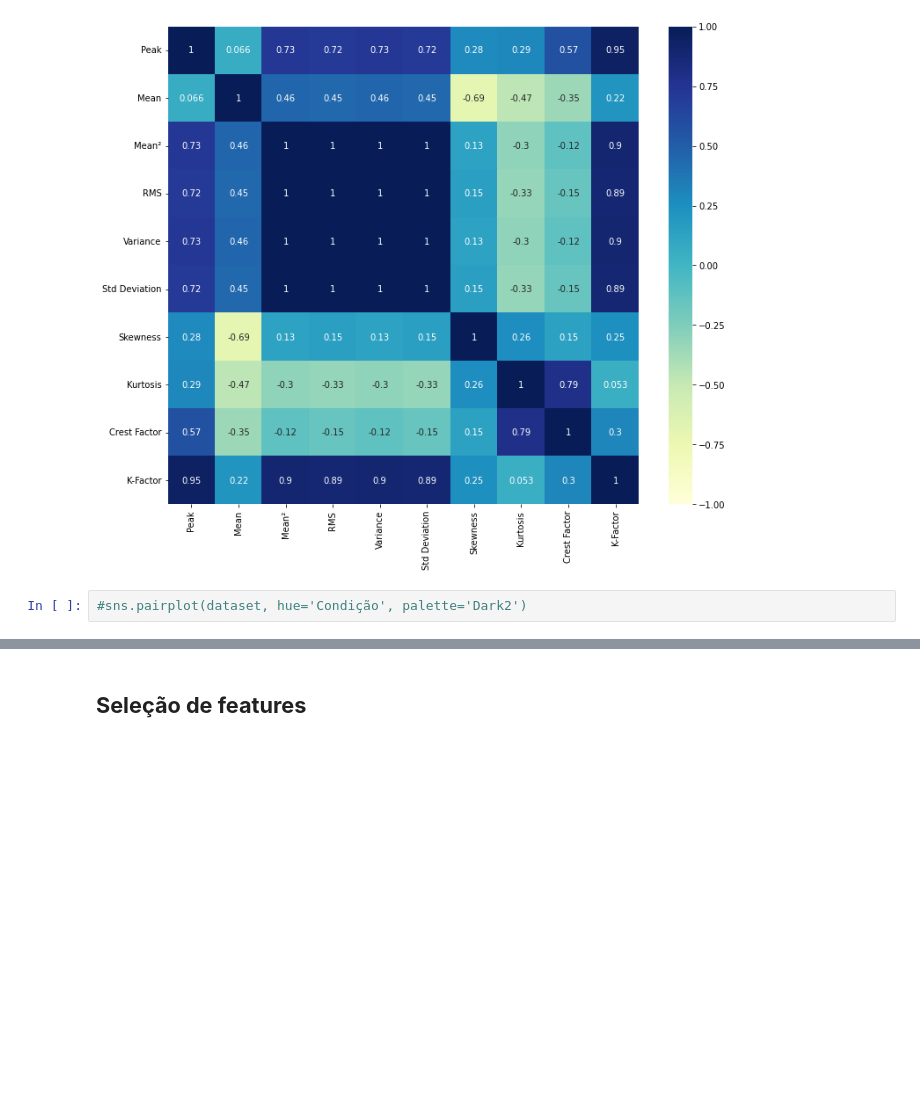
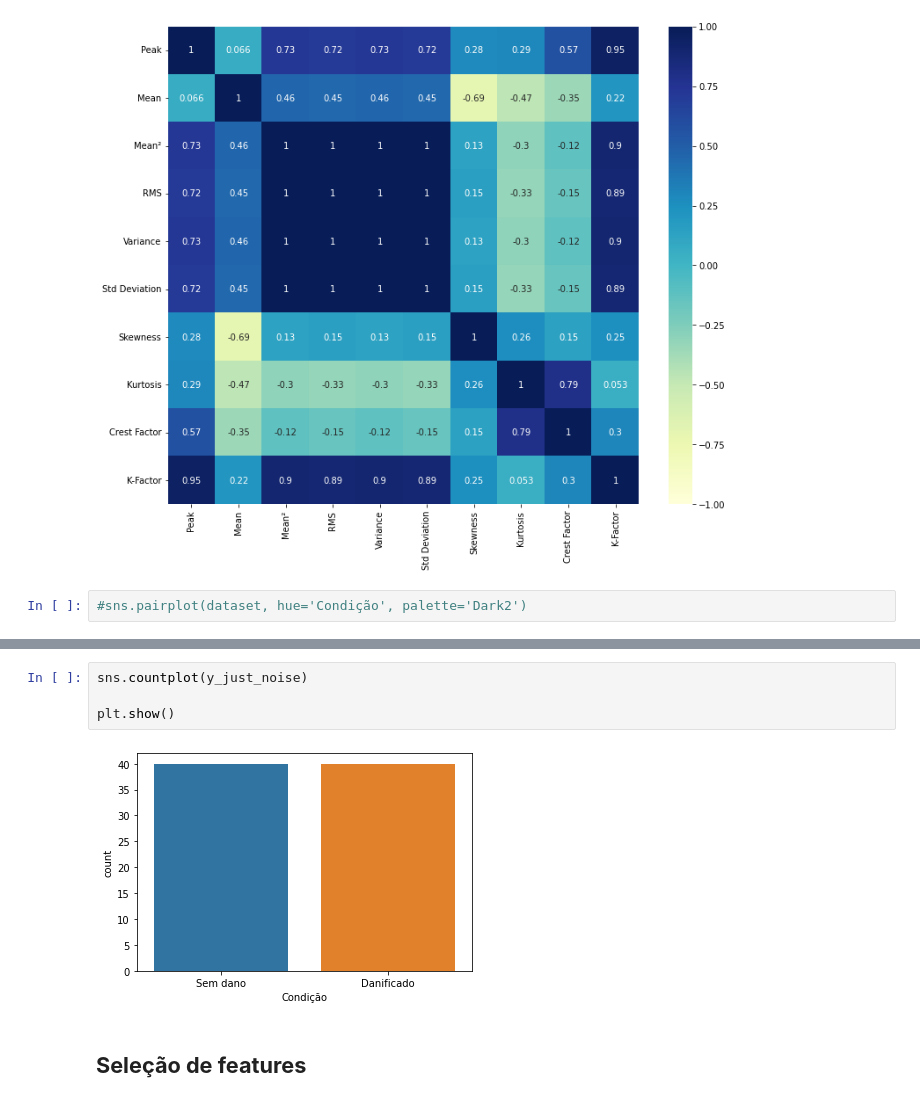
Before and after one commit to OtavioCarvalho1/Time_Series, a Jupyter notebook: SHM_ML_Versão_1.ipynb, the cells around one changed output, grey strips where cells are left out. Drawn from its saved outputs; the diff is of its cells as text; blank space fills up the shorter version.

```diff
--- a/SHM_ML_Versão_1.ipynb
+++ b/SHM_ML_Versão_1.ipynb
@@ -454,3 +551,9 @@ plt.show()
+# %%
+sns.countplot(y_just_noise)
+
+plt.show()
+# %% [output]
+[figure, added]
 # %% [markdown]
 ## **Seleção de features**
 # %% [markdown]
```
Also changed, not shown: parts of 24 cells of this notebook.
